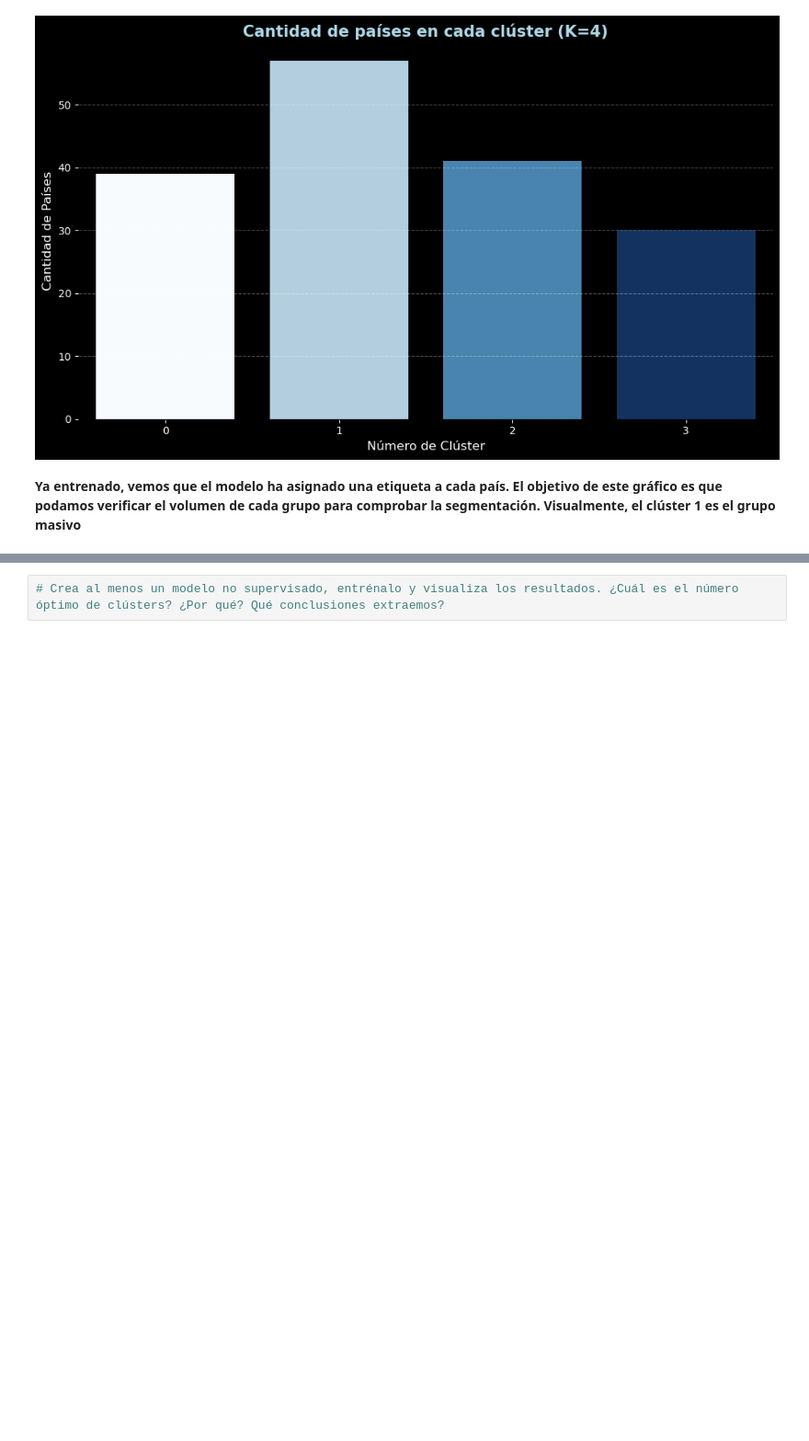
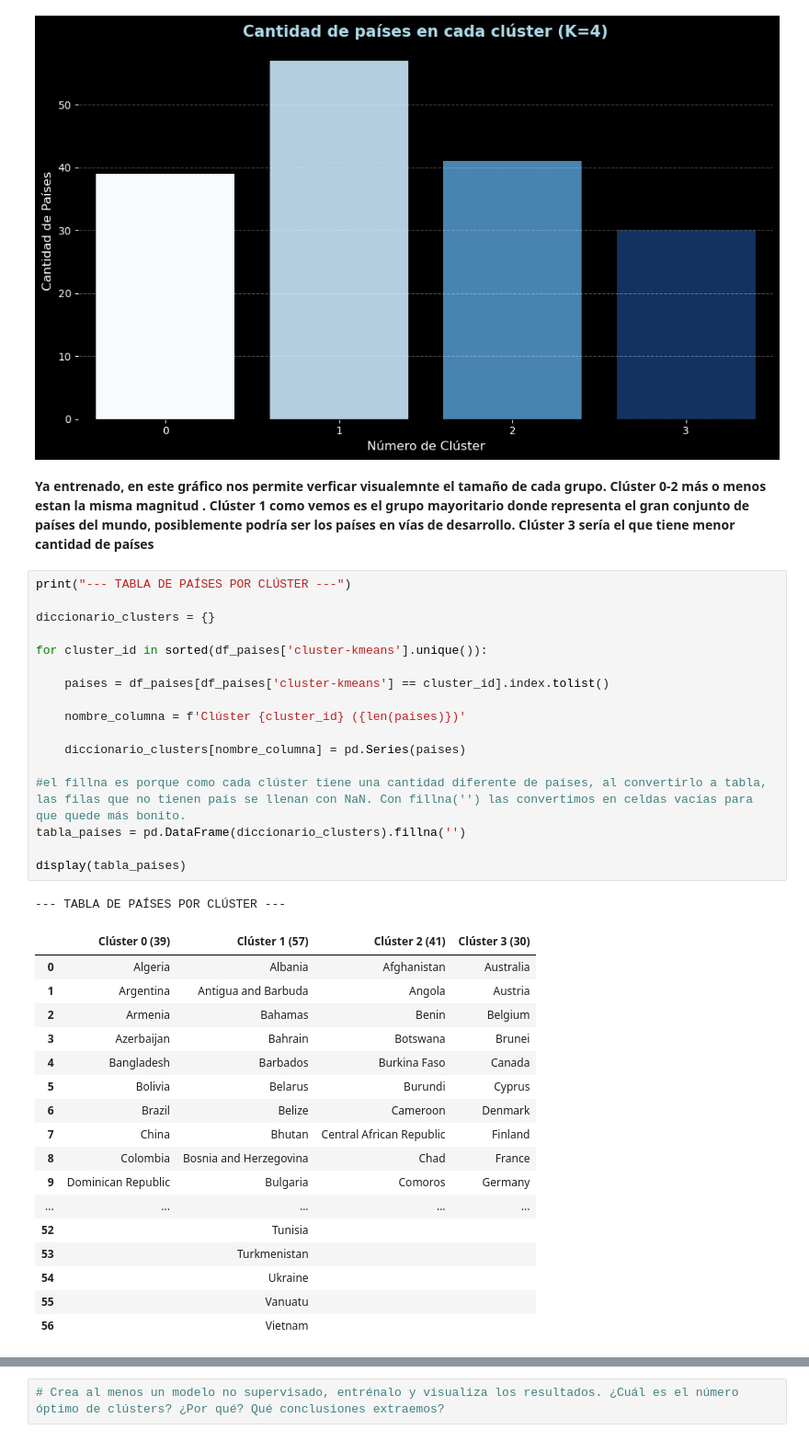
Before and after one commit to nickiiinicole/proyecto-paises-necesitados-ML, a Jupyter notebook: FinalProjectUD3.ipynb, the cells around one changed output, grey strips where cells are left out. Shown at 92% size. Cells and saved outputs as stored; diff of their text form; blank space fills up the shorter version.

```diff
--- a/FinalProjectUD3.ipynb
+++ b/FinalProjectUD3.ipynb
@@ -888,6 +888,45 @@ plt.show()
     display: inline-block;
     padding-bottom: 5px;
 ">
-Ya entrenado, vemos que el modelo ha asignado una etiqueta a cada país. El objetivo de este gráfico es que podamos verificar el volumen de cada grupo para comprobar la segmentación.
-Visualmente, el clúster 1 es el grupo masivo
+Ya entrenado, en este gráfico nos permite verficar visualemnte el tamaño de cada grupo.
+Clúster 0-2 más o menos estan la misma magnitud .
+Clúster 1 como vemos es el grupo mayoritario donde representa el gran conjunto de países del mundo, posiblemente podría ser los países en vías de desarrollo.
+Clúster 3 sería el que tiene menor cantidad de países
+
 </p>
+# %%
+print("--- TABLA DE PAÍSES POR CLÚSTER ---")
+
+diccionario_clusters = {}
+
+for cluster_id in sorted(df_paises['cluster-kmeans'].unique()):
+
+    paises = df_paises[df_paises['cluster-kmeans'] == cluster_id].index.tolist()
+
+    nombre_columna = f'Clúster {cluster_id} ({len(paises)})'
+
+    diccionario_clusters[nombre_columna] = pd.Series(paises)
+
+#el fillna es porque como cada clúster tiene una cantidad diferente de países, al convertirlo a tabla, las filas que no tienen país se llenan con NaN. Con fillna('') las convertimos en celdas vacías para que quede más bonito.
+tabla_paises = pd.DataFrame(diccionario_clusters).fillna('')
+
+display(tabla_paises)
+# %% [output]
+--- TABLA DE PAÍSES POR CLÚSTER ---
+|  | Clúster 0 (39) | Clúster 1 (57) | Clúster 2 (41) | Clúster 3 (30) |
+| 0 | Algeria | Albania | Afghanistan | Australia |
+| 1 | Argentina | Antigua and Barbuda | Angola | Austria |
+| 2 | Armenia | Bahamas | Benin | Belgium |
+| 3 | Azerbaijan | Bahrain | Botswana | Brunei |
+| 4 | Bangladesh | Barbados | Burkina Faso | Canada |
+| 5 | Bolivia | Belarus | Burundi | Cyprus |
+| 6 | Brazil | Belize | Cameroon | Denmark |
+| 7 | China | Bhutan | Central African Republic | Finland |
+| 8 | Colombia | Bosnia and Herzegovina | Chad | France |
+| 9 | Dominican Republic | Bulgaria | Comoros | Germany |
+| ... | ... | ... | ... | ... |
+| 52 |  | Tunisia |  |  |
+| 53 |  | Turkmenistan |  |  |
+| 54 |  | Ukraine |  |  |
+| 55 |  | Vanuatu |  |  |
+| 56 |  | Vietnam |  |  |
```
Also changed, not shown: parts of 6 cells of this notebook.
